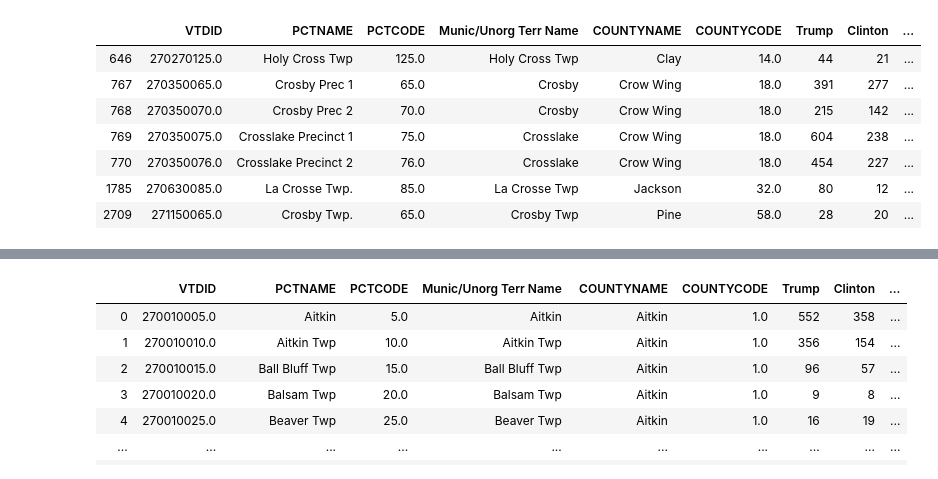
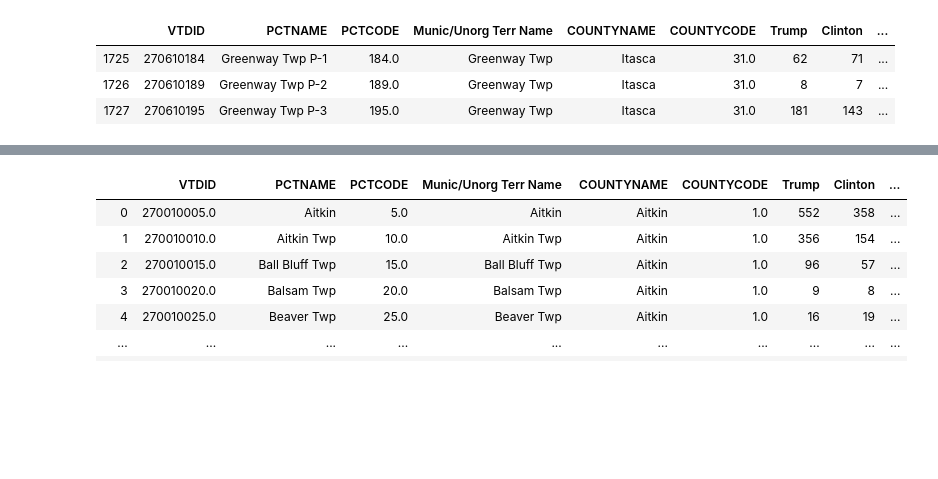
Before and after one commit to VallieTracy/Pres-Election-Partisan-Breakdown, a Jupyter notebook: precinctsVallie.ipynb, the cells around one changed output, grey strips where cells are left out. Cells and saved outputs as stored; diff of their text form; code cells hidden in the pictures; blank space fills up the shorter version.

```diff
--- a/precinctsVallie.ipynb
+++ b/precinctsVallie.ipynb
@@ -4,3 +4,7 @@ import matplotlib.pyplot as plt
 import numpy as np
 import geopandas as gp
 from geopandas import GeoDataFrame
+# %%
+prec_shp_test = gp.read_file("Resources/general_election_results_by_precinct_2016.shp" )
+pd.set_option('display.max_columns', None)
+prec_shp_test.head()
@@ -8,7 +19,8 @@ from geopandas import GeoDataFrame
 # load shp file extracted from zipfile
 # Geopandas geometry
 prec_shp = gp.read_file("Resources/bdry_votingdistricts.shp" )
-prec_shp
+pd.set_option('display.max_columns', None)
+prec_shp.head()
 # %% [output]
 |  | VTDID | PCTNAME | PCTCODE | SHORTLABEL | MCDNAME | MCDCODE | MCDFIPS | MCDGNIS | CTU_TYPE | COUNTYNAME | ... |
 | 0 | 271730045 | Friendship Twp | 0045 | None | Friendship Twp | 035 | 22832 | 00664234 | township | Yellow Medicine | ... |
@@ -69,14 +48,10 @@ prec_shp[prec_shp['precinct'].str.contains('Cros')]
 # %%
-prec_df[prec_df['PCTNAME'].str.contains('Cros')]
+prec_df[prec_df['PCTNAME'].str.contains('Greenway')]
 # %% [output]
 |  | VTDID | PCTNAME | PCTCODE | Munic/Unorg Terr Name | COUNTYNAME | COUNTYCODE | Trump | Clinton | ... |
-| 646 | 270270125.0 | Holy Cross Twp | 125.0 | Holy Cross Twp | Clay | 14.0 | 44 | 21 | ... |
-| 767 | 270350065.0 | Crosby Prec 1 | 65.0 | Crosby | Crow Wing | 18.0 | 391 | 277 | ... |
-| 768 | 270350070.0 | Crosby Prec 2 | 70.0 | Crosby | Crow Wing | 18.0 | 215 | 142 | ... |
-| 769 | 270350075.0 | Crosslake Precinct 1 | 75.0 | Crosslake | Crow Wing | 18.0 | 604 | 238 | ... |
-| 770 | 270350076.0 | Crosslake Precinct 2 | 76.0 | Crosslake | Crow Wing | 18.0 | 454 | 227 | ... |
-| 1785 | 270630085.0 | La Crosse Twp. | 85.0 | La Crosse Twp | Jackson | 32.0 | 80 | 12 | ... |
-| 2709 | 271150065.0 | Crosby Twp. | 65.0 | Crosby Twp | Pine | 58.0 | 28 | 20 | ... |
+| 1725 | 270610184 | Greenway Twp P-1 | 184.0 | Greenway Twp | Itasca | 31.0 | 62 | 71 | ... |
+| 1726 | 270610189 | Greenway Twp P-2 | 189.0 | Greenway Twp | Itasca | 31.0 | 8 | 7 | ... |
+| 1727 | 270610195 | Greenway Twp P-3 | 195.0 | Greenway Twp | Itasca | 31.0 | 181 | 143 | ... |
 # %%
 # New csv file that has the correct precinct names that align with the geopandas shape files
 # Set file path
```
Also changed, not shown: parts of 13 cells of this notebook, 5 other files.
